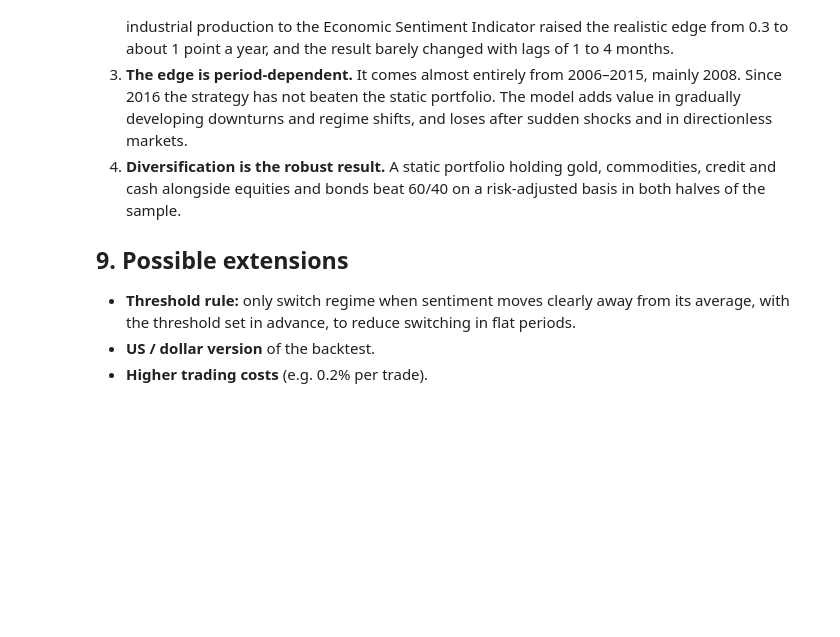
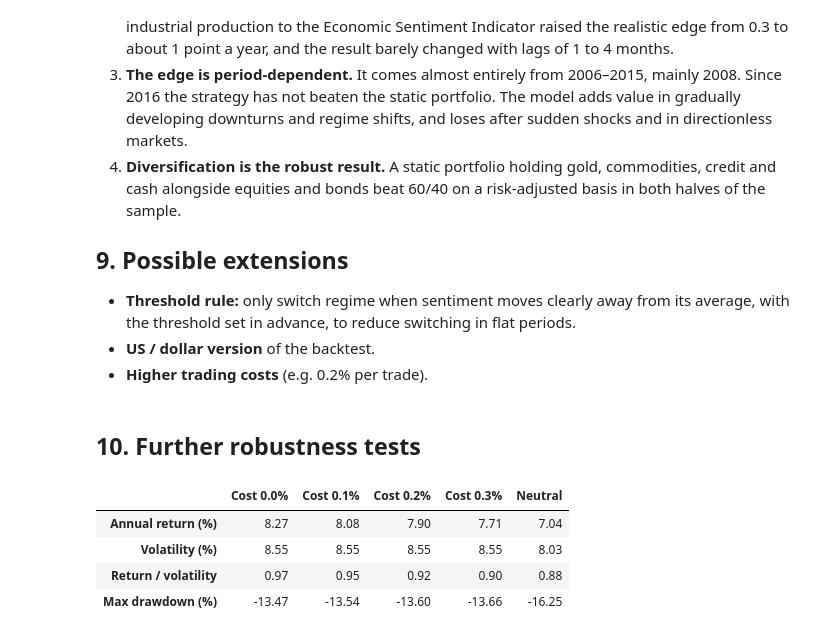
Before and after one commit to Dcobi/macro-regime-model, a Jupyter notebook: notebooks/03_backtest.ipynb, the cells around one changed output. Saved outputs shown, nothing was run; the diff lists cells and outputs as text; code cells hidden in the pictures; blank space fills up the shorter version.

```diff
--- a/notebooks/03_backtest.ipynb
+++ b/notebooks/03_backtest.ipynb
@@ -309,3 +309,23 @@ Every additional version tested increases the risk that one looks good by chance
 - **Threshold rule:** only switch regime when sentiment moves clearly away from its average, with the threshold set in advance, to reduce switching in flat periods.
 - **US / dollar version** of the backtest.
 - **Higher trading costs** (e.g. 0.2% per trade).
+# %% [markdown]
+## 10. Further robustness tests
+# %%
+cost_results = {}
+
+for c in [0, 0.001, 0.002, 0.003]:
+    net, _, _ = backtest(returns_eur, signal_ea, regime_weights, cost=c)
+    cost_results[f"Cost {c * 100:.1f}%"] = net
+
+cost_table = pd.DataFrame(cost_results)
+cost_table["Neutral"] = results["Neutral"]
+cost_table = cost_table.dropna()
+
+cost_table.apply(performance).round(2)
+# %% [output]
+|  | Cost 0.0% | Cost 0.1% | Cost 0.2% | Cost 0.3% | Neutral |
+| Annual return (%) | 8.27 | 8.08 | 7.90 | 7.71 | 7.04 |
+| Volatility (%) | 8.55 | 8.55 | 8.55 | 8.55 | 8.03 |
+| Return / volatility | 0.97 | 0.95 | 0.92 | 0.90 | 0.88 |
+| Max drawdown (%) | -13.47 | -13.54 | -13.60 | -13.66 | -16.25 |
```
Also changed, not shown: parts of 3 cells of this notebook, 1 other file.
